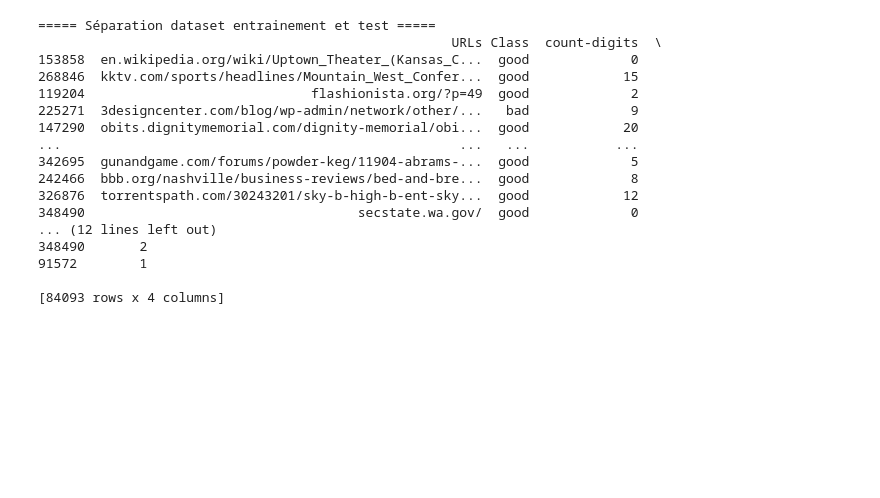
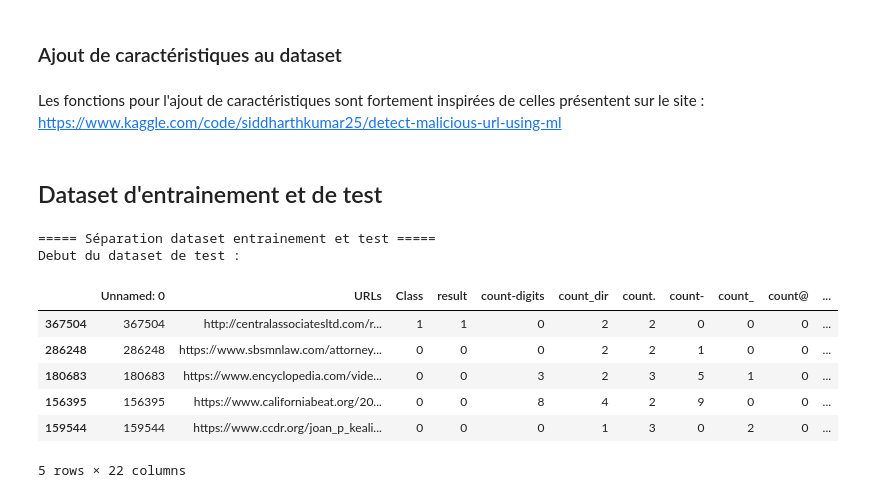
Before and after one commit to QuentinPauwels/detectMaliciousURLsUsingMachineLearning, a Jupyter notebook: malicious_url_detection.ipynb, the cells around one changed output. Saved outputs shown, nothing was run; the diff lists cells and outputs as text; code cells hidden in the pictures; blank space fills up the shorter version.

```diff
--- a/malicious_url_detection.ipynb
+++ b/malicious_url_detection.ipynb
@@ -56,0 +40,4 @@ ussoccer.com/News/Federation-Services/2009/06/University-Of-Miami-President-Donn
+# %% [markdown]
+### Ajout de caractéristiques au dataset
+# %% [markdown]
+Les fonctions pour l'ajout de caractéristiques sont fortement inspirées de celles présentent sur le site : https://www.kaggle.com/code/siddharthkumar25/detect-malicious-url-using-ml
@@ -57,30 +105,25 @@ ussoccer.com/News/Federation-Services/2009/06/University-Of-Miami-President-Donn
+# %% [markdown]
+## Dataset d'entrainement et de test
 # %%
 # Split intro training and testing data sets
 print("===== Séparation dataset entrainement et test =====")
 train_data, test_data = train_test_split(urls_data, test_size=0.2, random_state=42)
 
 labels = train_data['Class']
 test_labels = test_data['Class']
 
-print(test_data)
+print("Debut du dataset de test :")
+test_data.head()
 # %% [output]
 ===== Séparation dataset entrainement et test =====
-                                                     URLs Class  count-digits  \
-153858  en.wikipedia.org/wiki/Uptown_Theater_(Kansas_C...  good             0
-268846  kktv.com/sports/headlines/Mountain_West_Confer...  good            15
-119204                             flashionista.org/?p=49  good             2
-225271  3designcenter.com/blog/wp-admin/network/other/...   bad             9
-147290  obits.dignitymemorial.com/dignity-memorial/obi...  good            20
-...                                                   ...   ...           ...
-342695  gunandgame.com/forums/powder-keg/11904-abrams-...  good             5
-242466  bbb.org/nashville/business-reviews/bed-and-bre...  good             8
-326876  torrentspath.com/30243201/sky-b-high-b-ent-sky...  good            12
-348490                                   secstate.wa.gov/  good             0
-... (12 lines left out)
-348490       2
-91572        1
-
-[84093 rows x 4 columns]
+Debut du dataset de test :
+|  | Unnamed: 0 | URLs | Class | result | count-digits | count_dir | count. | count- | count_ | count@ | ... |
+| 367504 | 367504 | http://centralassociatesltd.com/r... | 1 | 1 | 0 | 2 | 2 | 0 | 0 | 0 | ... |
+| 286248 | 286248 | https://www.sbsmnlaw.com/attorney... | 0 | 0 | 0 | 2 | 2 | 1 | 0 | 0 | ... |
+| 180683 | 180683 | https://www.encyclopedia.com/vide... | 0 | 0 | 3 | 2 | 3 | 5 | 1 | 0 | ... |
+| 156395 | 156395 | https://www.californiabeat.org/20... | 0 | 0 | 8 | 4 | 2 | 9 | 0 | 0 | ... |
+| 159544 | 159544 | https://www.ccdr.org/joan_p_keali... | 0 | 0 | 0 | 1 | 3 | 0 | 2 | 0 | ... |
+5 rows × 22 columns
 # %%
 print("===== Informations sur les 2 dataset résultants =====")
 print()
```
Also changed, not shown: parts of 35 cells of this notebook, 2 other files.
